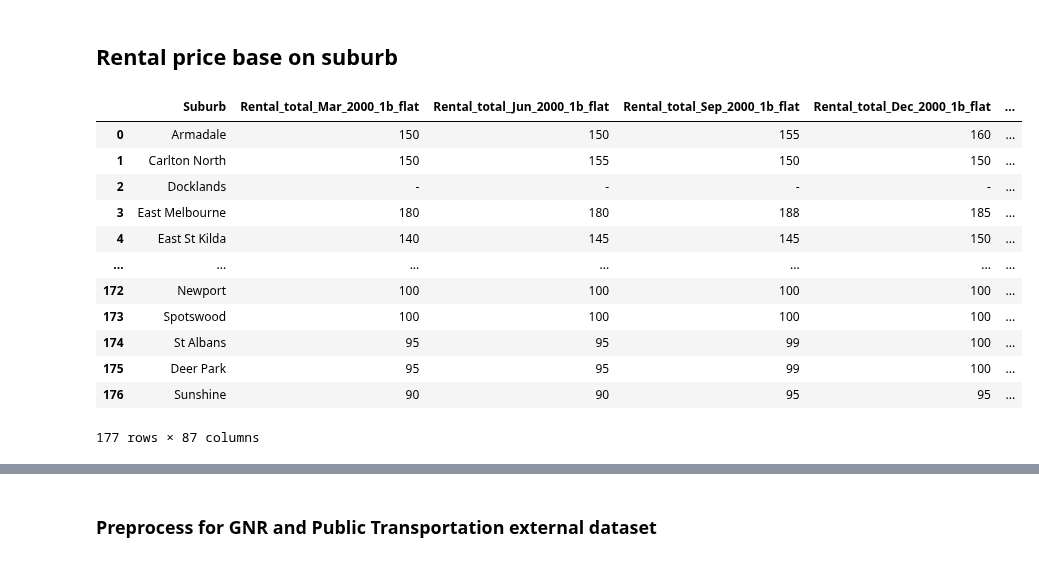
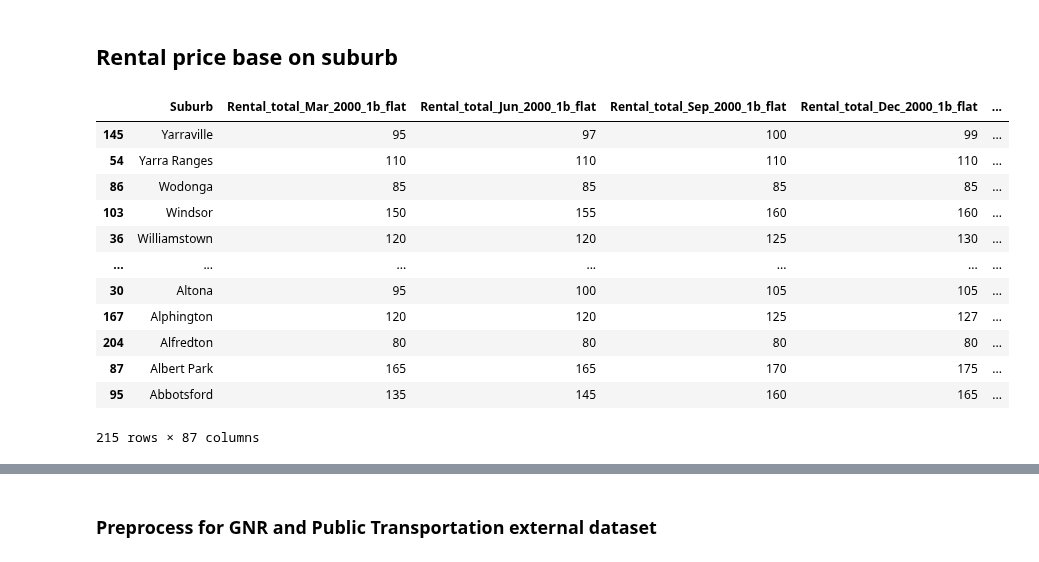
Before and after one commit to MAST30034-Applied-Data-Science/generic-real-estate-consulting-project-group-1-iron-data-man, a Jupyter notebook: notebooks/data_cleaning_external.ipynb, the cells around one changed output, grey strips where cells are left out. Cells and saved outputs as stored; diff of their text form; code cells hidden in the pictures.

Commit message:
fix split suburb issue

```diff
--- a/notebooks/data_cleaning_external.ipynb
+++ b/notebooks/data_cleaning_external.ipynb
@@ -442,8 +442,8 @@ def change_dict_format(dic):
 def split_suburb(df):
     new_df = pd.DataFrame(columns= df.columns)
     # find the rows of combined suburb
-    mix = df[df['Suburb'].str.contains('-')].copy()
-    for i in range(mix.shape[0]):
+    mix = df[df['Suburb'].str.contains('-')].index.to_list()
+    for i in mix:
         # split each combined suburb by '-'
         suburb_names = df.iloc[i].to_dict()['Suburb'].split('-')
         # change the original mcombined suburb name into one surburb, and concat the rest suburb name to the dataframe
@@ -475,17 +475,18 @@ rental_flat_1_bedroom.columns = ['Suburb', 'Count_total_Mar_2000_1b_flat', 'Rent
 rental_flat_1_bedroom = restruct_col(rental_flat_1_bedroom)
 rental_flat_1_bedroom = restruct_df(rental_flat_1_bedroom)
+rental_flat_1_bedroom = rental_flat_1_bedroom.sort_values(by=['Suburb'], ascending=False)
 rental_flat_1_bedroom
 # %% [output]
 |  | Suburb | Rental_total_Mar_2000_1b_flat | Rental_total_Jun_2000_1b_flat | Rental_total_Sep_2000_1b_flat | Rental_total_Dec_2000_1b_flat | ... |
-| 0 | Armadale | 150 | 150 | 155 | 160 | ... |
-| 1 | Carlton North | 150 | 155 | 150 | 150 | ... |
-| 2 | Docklands | - | - | - | - | ... |
-| 3 | East Melbourne | 180 | 180 | 188 | 185 | ... |
-| 4 | East St Kilda | 140 | 145 | 145 | 150 | ... |
+| 145 | Yarraville | 95 | 97 | 100 | 99 | ... |
+| 54 | Yarra Ranges | 110 | 110 | 110 | 110 | ... |
+| 86 | Wodonga | 85 | 85 | 85 | 85 | ... |
+| 103 | Windsor | 150 | 155 | 160 | 160 | ... |
+| 36 | Williamstown | 120 | 120 | 125 | 130 | ... |
 | ... | ... | ... | ... | ... | ... | ... |
-| 172 | Newport | 100 | 100 | 100 | 100 | ... |
-| 173 | Spotswood | 100 | 100 | 100 | 100 | ... |
-| 174 | St Albans | 95 | 95 | 99 | 100 | ... |
-| 175 | Deer Park | 95 | 95 | 99 | 100 | ... |
-| 176 | Sunshine | 90 | 90 | 95 | 95 | ... |
+| 30 | Altona | 95 | 100 | 105 | 105 | ... |
+| 167 | Alphington | 120 | 120 | 125 | 127 | ... |
+| 204 | Alfredton | 80 | 80 | 80 | 80 | ... |
+| 87 | Albert Park | 165 | 165 | 170 | 175 | ... |
+| 95 | Abbotsford | 135 | 145 | 160 | 165 | ... |
-177 rows × 87 columns
+215 rows × 87 columns
```
Also changed, not shown: parts of 9 cells of this notebook.
